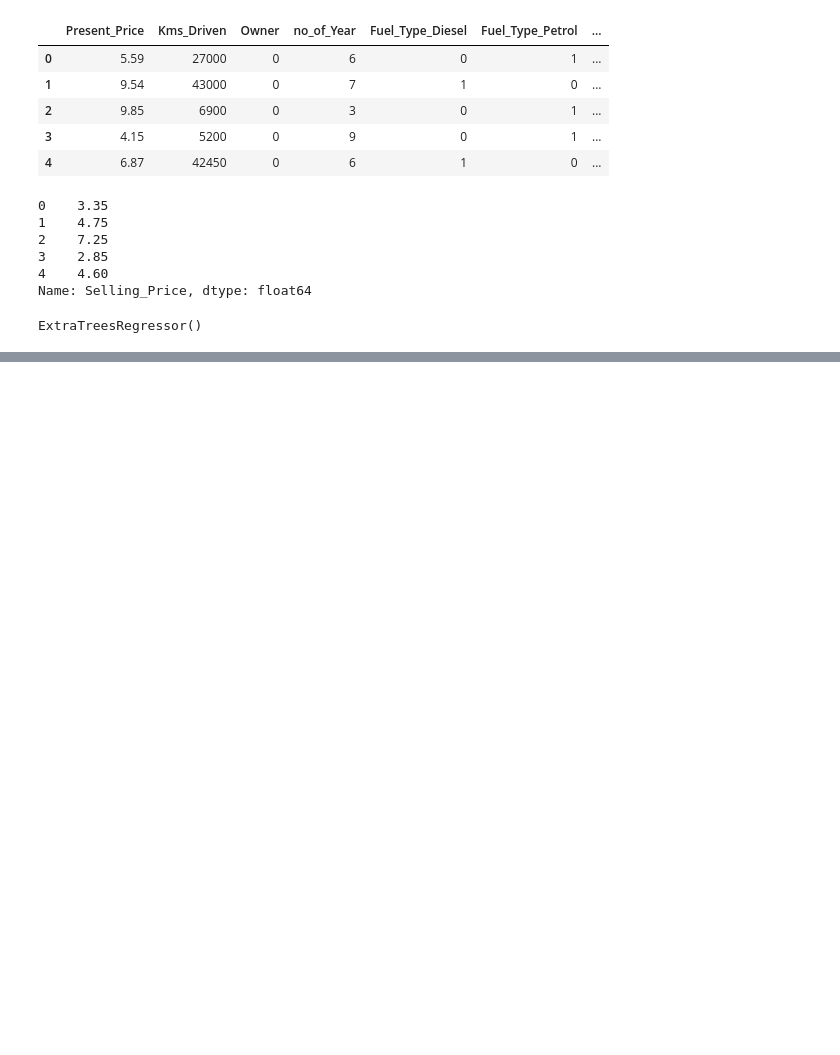
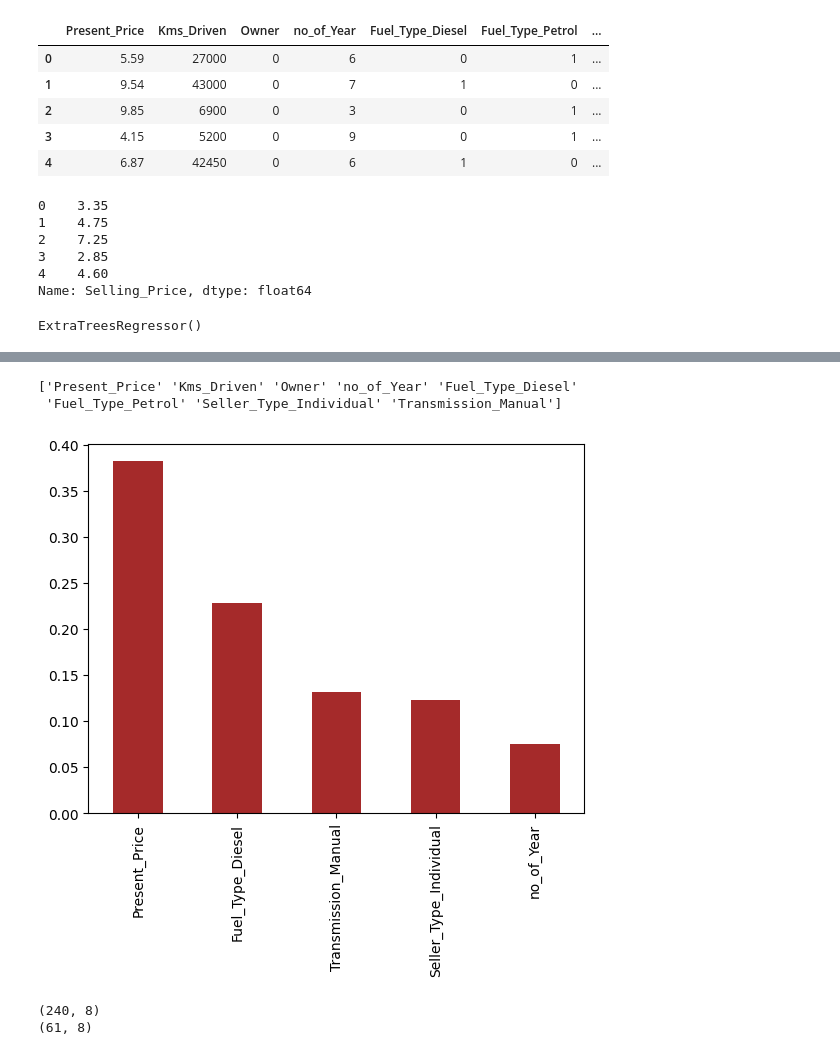
Before and after one commit to danishmeh/Project, a Jupyter notebook: carpricepred/car.ipynb, the cells around one changed output, grey strips where cells are left out. Drawn from its saved outputs; the diff is of its cells as text; code cells hidden in the pictures; blank space fills up the shorter version.

```diff
--- a/carpricepred/car.ipynb
+++ b/carpricepred/car.ipynb
@@ -178,0 +179,6 @@ print(model.feature_importances_)
+# %%
+print(model.feature_names_in_)
+categories= model.feature_names_in_
+# %% [output]
+['Present_Price' 'Kms_Driven' 'Owner' 'no_of_Year' 'Fuel_Type_Diesel'
+ 'Fuel_Type_Petrol' 'Seller_Type_Individual' 'Transmission_Manual']
@@ -178,0 +187,7 @@ print(model.feature_importances_)
+# %%
+## plot graph of features importance for data visulaization
+feat_import  = pd.Series(model.feature_importances_,index=X.columns)
+feat_import.nlargest(5).plot(kind = "bar",color='brown')
+plt.show()
+# %% [output]
+[figure, added]
@@ -178,0 +197,6 @@ print(model.feature_importances_)
+# %%
+print(X_train.shape)
+print(X_test.shape)
+# %% [output]
+(240, 8)
+(61, 8)
```
Also changed, not shown: parts of 4 cells of this notebook, 5 other files.
